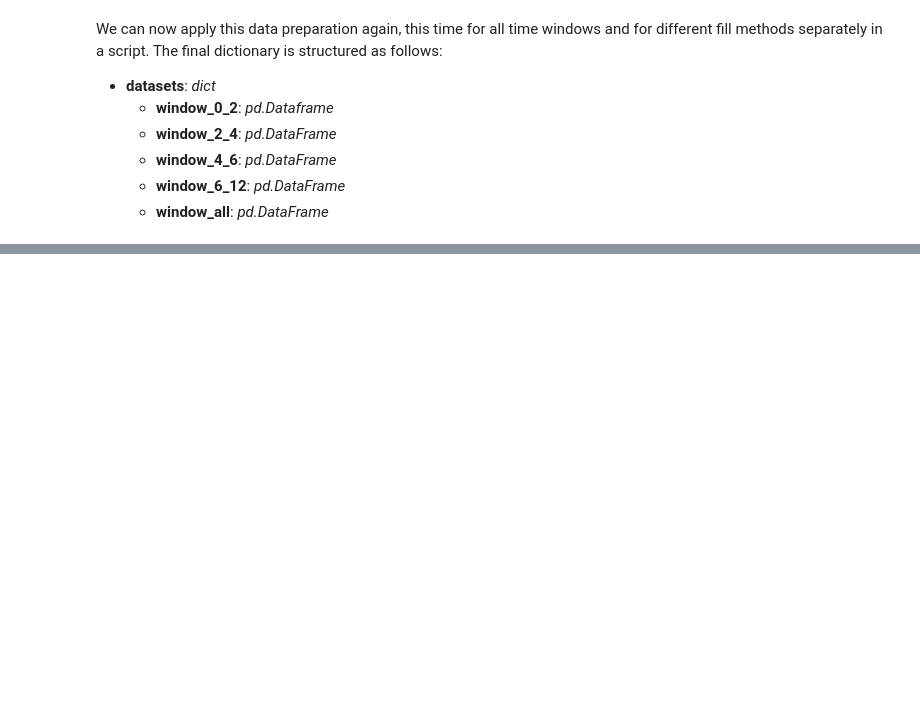
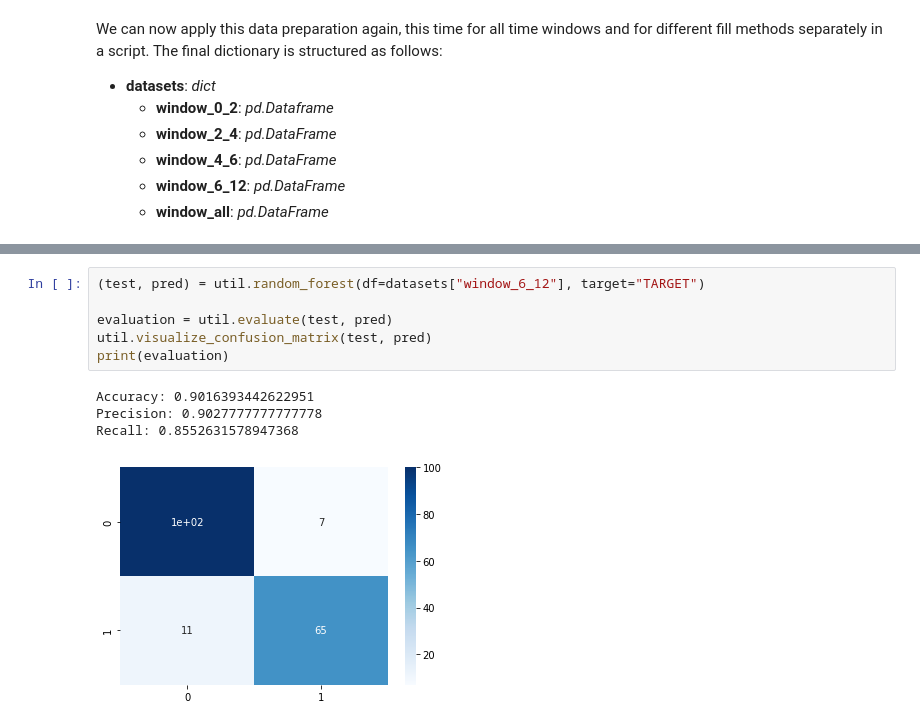
Before and after one commit to JakobSkornik/covid19-admission, a Jupyter notebook: main.ipynb, the cells around one changed output, grey strips where cells are left out. Saved outputs shown, nothing was run; the diff lists cells and outputs as text; blank space fills up the shorter version.

```diff
--- a/main.ipynb
+++ b/main.ipynb
@@ -324 +364,12 @@ test = datasets["window_0_2"]
+# %%
+(test, pred) = util.random_forest(df=datasets["window_6_12"], target="TARGET")
+
+evaluation = util.evaluate(test, pred)
+util.visualize_confusion_matrix(test, pred)
+print(evaluation)
+# %% [output]
+Accuracy: 0.9016393442622951
+Precision: 0.9027777777777778
+Recall: 0.8552631578947368
+[figure, added]
 # %%
```
Also changed, not shown: parts of 10 cells of this notebook.
